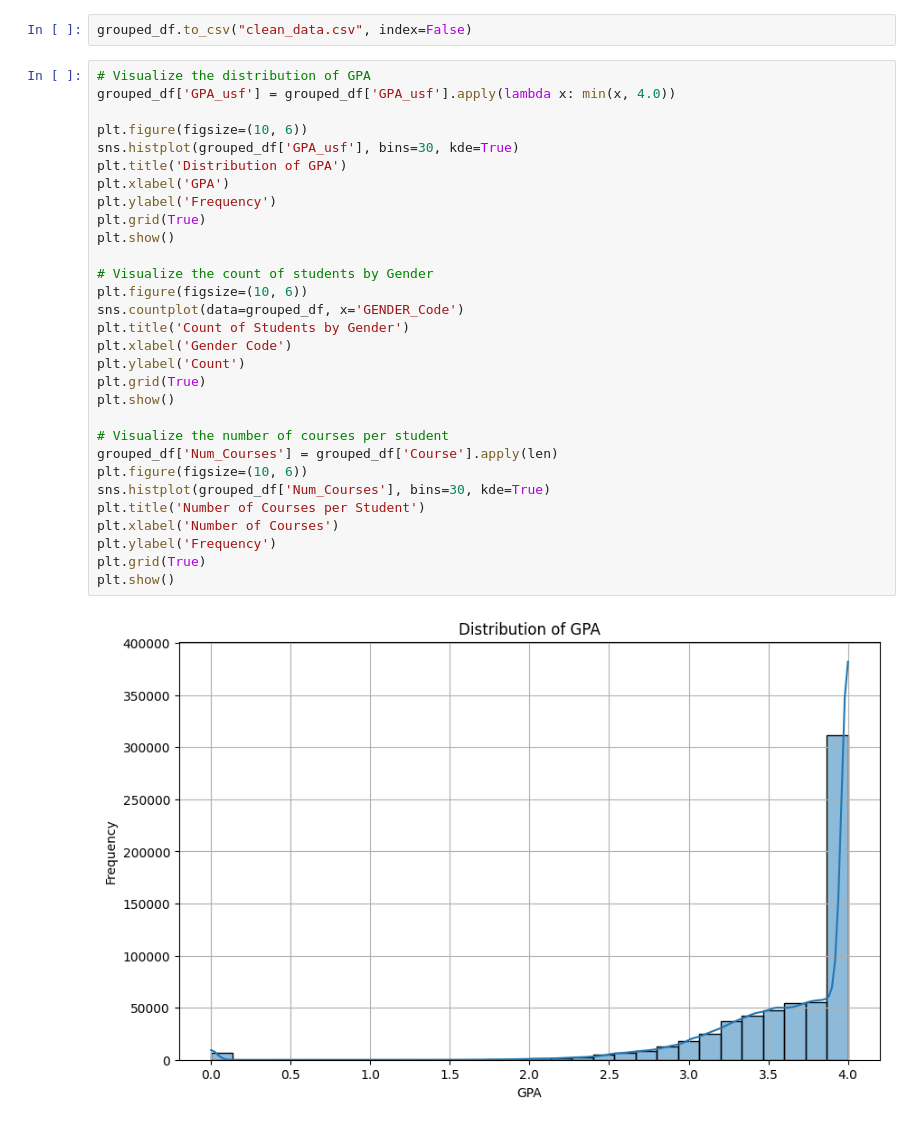
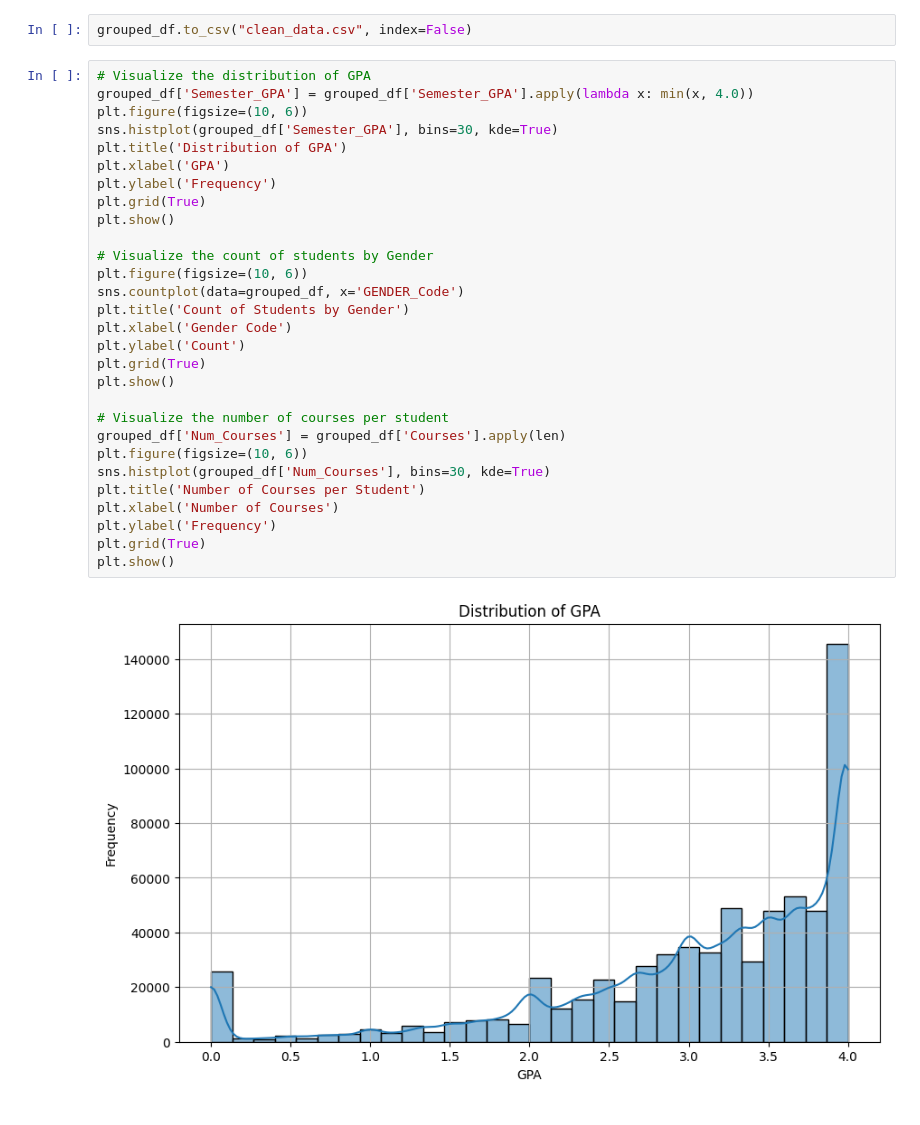
Before and after one commit to ArtKrutsko/CIS4915, a Jupyter notebook: data_start.ipynb, the cells around one changed output. Cells and saved outputs as stored; diff of their text form.

```diff
--- a/data_start.ipynb
+++ b/data_start.ipynb
@@ -115,35 +109,34 @@ grouped_df.to_csv('clean_data.csv', index=False)
 grouped_df.to_csv("clean_data.csv", index=False)
 # %%
 # Visualize the distribution of GPA
-grouped_df['GPA_usf'] = grouped_df['GPA_usf'].apply(lambda x: min(x, 4.0))
-
+grouped_df['Semester_GPA'] = grouped_df['Semester_GPA'].apply(lambda x: min(x, 4.0))
 plt.figure(figsize=(10, 6))
-sns.histplot(grouped_df['GPA_usf'], bins=30, kde=True)
+sns.histplot(grouped_df['Semester_GPA'], bins=30, kde=True)
 plt.title('Distribution of GPA')
 plt.xlabel('GPA')
 plt.ylabel('Frequency')
 plt.grid(True)
 plt.show()
 
 # Visualize the count of students by Gender
 plt.figure(figsize=(10, 6))
 sns.countplot(data=grouped_df, x='GENDER_Code')
 plt.title('Count of Students by Gender')
 plt.xlabel('Gender Code')
 plt.ylabel('Count')
 plt.grid(True)
 plt.show()
 
 # Visualize the number of courses per student
-grouped_df['Num_Courses'] = grouped_df['Course'].apply(len)
+grouped_df['Num_Courses'] = grouped_df['Courses'].apply(len)
 plt.figure(figsize=(10, 6))
 sns.histplot(grouped_df['Num_Courses'], bins=30, kde=True)
 plt.title('Number of Courses per Student')
 plt.xlabel('Number of Courses')
 plt.ylabel('Frequency')
 plt.grid(True)
 plt.show()
 # %% [output]
-[figure, old version]
+[figure, new version]
 [figure]
 [figure]
```
Also changed, not shown: parts of 2 cells of this notebook, 3 other files.
